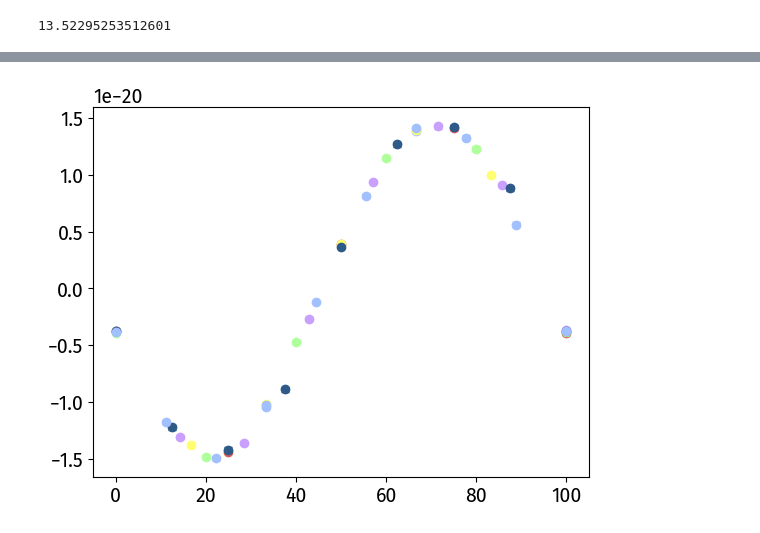
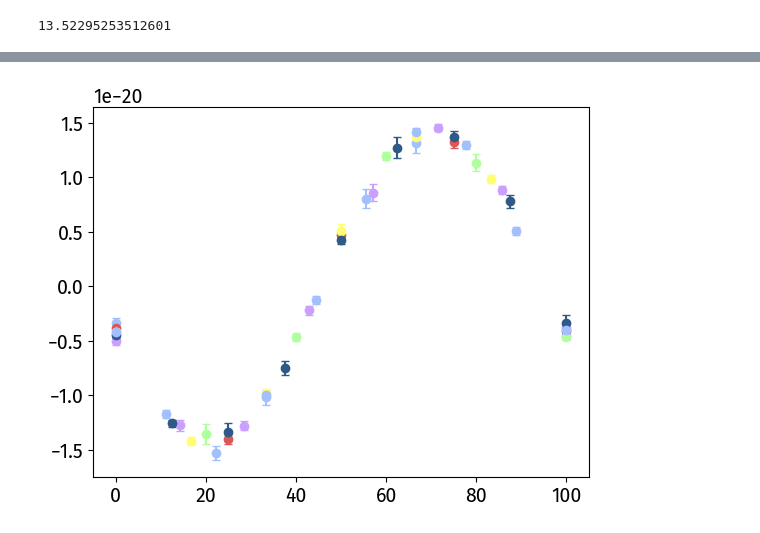
Before and after one commit to dhruvaganapathy/clock_gw_detection, a Jupyter notebook: dhruva_code/detector_network.ipynb, the cells around one changed output, grey strips where cells are left out. Cells and saved outputs as stored; diff of their text form; code cells hidden in the pictures.

Commit message:
strange numerical issue with signal amplitude

```diff
--- a/dhruva_code/detector_network.ipynb
+++ b/dhruva_code/detector_network.ipynb
@@ -728,7 +767,7 @@ def compute_fd_complex_response(
 
     return S, nk
 
-def single_band_network_response(positions, arms, f_gw1, N_cycles_1, A_plus, A_cross, theta_sky, phi_sky,psi,H=5e-20,M_chirp =500, arm_lengths = [1e10,1e10,1e10],n_ensembles = 10):
+def single_band_network_response(positions, arms, f_gw1, N_cycles_1, A_plus, A_cross, theta_sky, phi_sky,psi,M_chirp =500, arm_lengths = [1e10,1e10,1e10],n_ensembles = 10):
     S, nk = compute_complex_response(positions, arms, f_gw1 ,A_plus, A_cross, theta_sky, phi_sky,psi)
     eff_arm_lengths =np.array(arm_lengths)*(1-nk)
     fits = []
@@ -739,15 +778,15 @@ def single_band_network_response(positions, arms, f_gw1, N_cycles_1, A_plus, A_c
         f_err = []
         t_starts = np.linspace(0,1/(f_gw1),n_ensembles)
         for t0 in tqdm(t_starts):
-            signals,Ts = generate_signals(f0=f_gw1, N_measurements=N_cycles_1, M_chirp=M_chirp, t0 = t0, phi=np.angle(s), amp = np.abs(s)*H,d = d)
+            signals,Ts = generate_signals(f0=f_gw1, N_measurements=N_cycles_1, M_chirp=M_chirp, t0 = t0, phi=np.angle(s), amp = np.abs(s)*5e-20,d = d)
             ffd_mean,ffd_err = clock_average_single_point(signals,Ts)
             f_measured.append(ffd_mean)
             f_true.append(np.mean(signals))
             f_err.append(ffd_err)
         plt.errorbar(t_starts,f_measured,f_err,marker='o', markersize=6,elinewidth=1.5,capsize = 3,
                     linestyle='none')
-        fits.append(fit_sine(t_starts, f_measured, yerr=f_err,f_guess = f_gw1))
-        sigs.append(fit_sine(t_starts, f_true, yerr=f_err,f_guess = f_gw1))
+        fits.append(fit_sine_known_f(t_starts, f_measured, yerr=np.array(f_err),f = f_gw1))
+        sigs.append(fit_sine_known_f(t_starts, f_true, yerr=np.array(f_err)/1e3, f = f_gw1))
     T_1 = np.sum(Ts)
 
     fit_S = []
@@ -888,15 +925,15 @@ N_cycles = [50,100,500,1000,2000]
 # %%
-fit_S,T_1,amp_err,phase_err,true_S = single_band_network_response(positions, arms, f_gw1, 50, A_plus, A_cross, theta_sky, phi_sky,psi,M_chirp,n_ensembles = n_ensembles,arm_lengths = [1e10])
-fit_Ss[0]=(fit_S)
-T_1s[0]=(T_1)
-amp_errs[0]=(amp_err)
-phase_errs[0]=(phase_err)
-true_Ss[0]=(true_S)
+# fit_S,T_1,amp_err,phase_err,true_S = single_band_network_response(positions, arms, f_gw1, 50, A_plus, A_cross, theta_sky, phi_sky,psi,M_chirp,n_ensembles = n_ensembles,arm_lengths = [1e10])
+# fit_Ss[0]=(fit_S)
+# T_1s[0]=(T_1)
+# amp_errs[0]=(amp_err)
+# phase_errs[0]=(phase_err)
+# true_Ss[0]=(true_S)
 
 
-fit_S,T_1,amp_err,phase_err,true_S = single_band_network_response(positions, arms, f_gw1, 150, A_plus, A_cross, theta_sky, phi_sky,psi,M_chirp,n_ensembles = n_ensembles,arm_lengths = [1e10])
-fit_Ss[1]=(fit_S)
-T_1s[1]=(T_1)
-amp_errs[1]=(amp_err)
-phase_errs[1]=(phase_err)
-true_Ss[1]=(true_S)
+# fit_S,T_1,amp_err,phase_err,true_S = single_band_network_response(positions, arms, f_gw1, 150, A_plus, A_cross, theta_sky, phi_sky,psi,M_chirp,n_ensembles = n_ensembles,arm_lengths = [1e10])
+# fit_Ss[1]=(fit_S)
+# T_1s[1]=(T_1)
+# amp_errs[1]=(amp_err)
+# phase_errs[1]=(phase_err)
+# true_Ss[1]=(true_S)
@@ -918,19 +950,19 @@ plt.savefig('plots/amplitude_uncertainty.pdf',bbox_inches = 'tight')
 # %%
 fit_Ss = []
 T_1s = []
 amp_errs =[]
 phase_errs = []
 true_Ss= []
 N_ensembles = [4,5,6,7,8,9,10]
 for n_ensembles in N_ensembles:
-    fit_S,T_1,amp_err,phase_err,true_S = single_band_network_response(positions, arms, f_gw1, 1000, A_plus, A_cross, theta_sky, phi_sky,psi,M_chirp,n_ensembles = n_ensembles,arm_lengths = [1e10])
+    fit_S,T_1,amp_err,phase_err,true_S = single_band_network_response(positions, arms, f_gw1, 100, A_plus, A_cross, theta_sky, phi_sky,psi,M_chirp,n_ensembles = n_ensembles,arm_lengths = [1e10])
     fit_Ss.append(fit_S)
     T_1s.append(T_1)
     amp_errs.append(amp_err)
     phase_errs.append(phase_err)
     true_Ss.append(true_S)
 # %% [output]
-[figure, old version]
+[figure, new version]
 # %%
 
 plt.plot(np.array(N_ensembles),np.array(phase_errs)*1e3,'o-')
```
Also changed, not shown: parts of 5 cells of this notebook, 13 other files.
